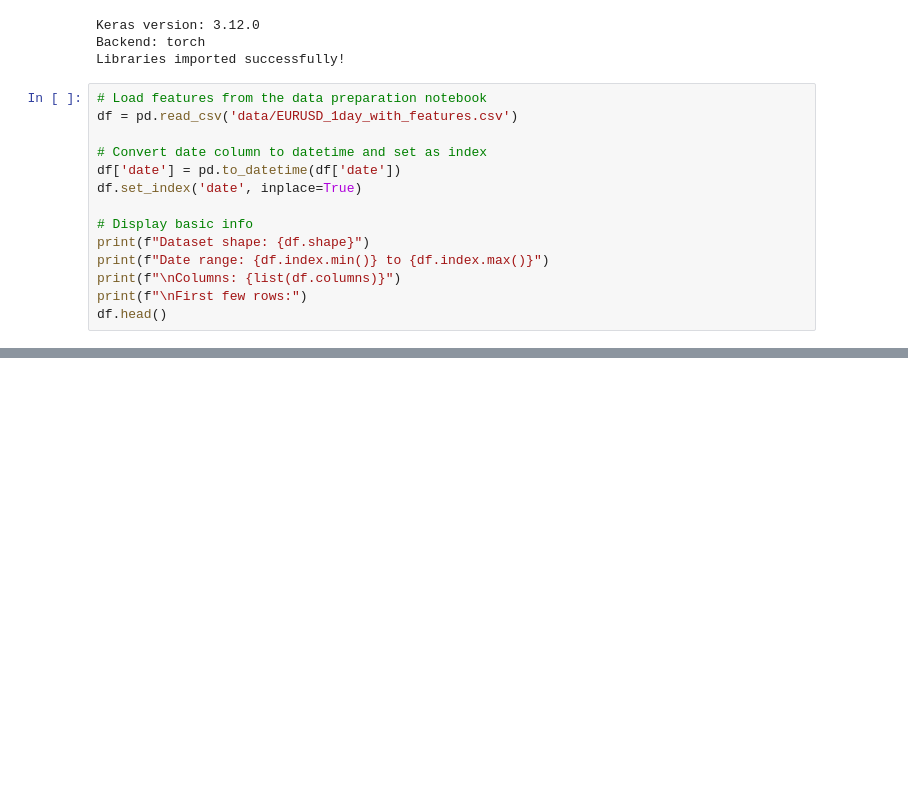
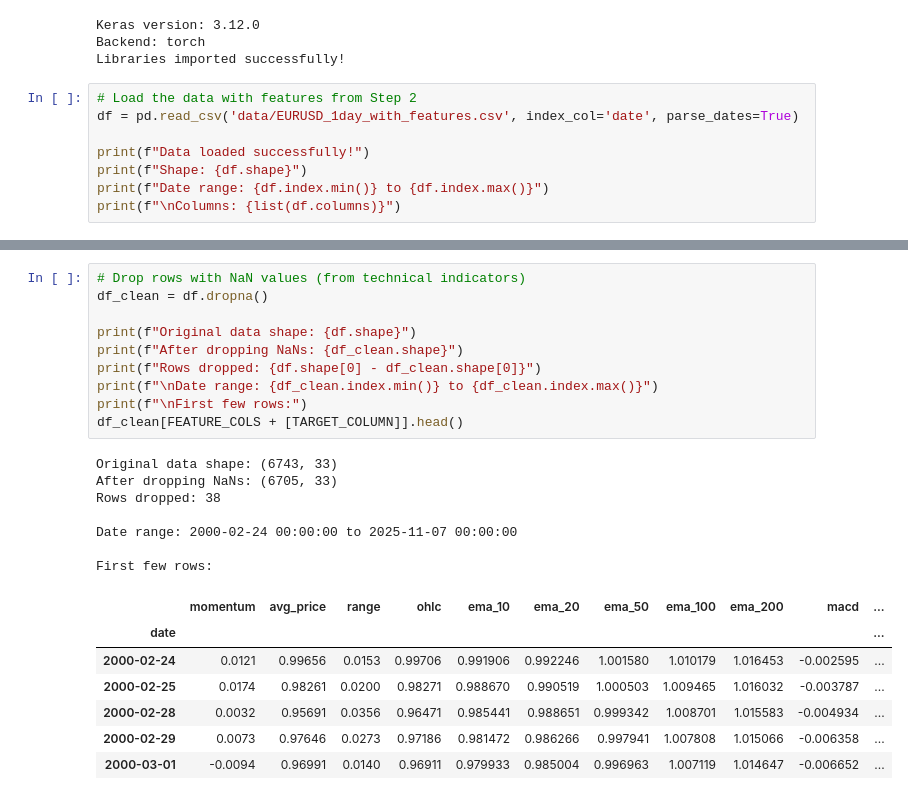
Before and after one commit to HenskiS/ForexTest, a Jupyter notebook: forex_lstm_model.ipynb, the cells around one changed output, grey strips where cells are left out. Drawn from its saved outputs; the diff is of its cells as text; blank space fills up the shorter version.

```diff
--- a/forex_lstm_model.ipynb
+++ b/forex_lstm_model.ipynb
@@ -49,16 +49,10 @@ Keras version: 3.12.0
 Backend: torch
 Libraries imported successfully!
 # %%
-# Load features from the data preparation notebook
-df = pd.read_csv('data/EURUSD_1day_with_features.csv')
+# Load the data with features from Step 2
+df = pd.read_csv('data/EURUSD_1day_with_features.csv', index_col='date', parse_dates=True)
 
-# Convert date column to datetime and set as index
-df['date'] = pd.to_datetime(df['date'])
-df.set_index('date', inplace=True)
-
-# Display basic info
-print(f"Dataset shape: {df.shape}")
+print(f"Data loaded successfully!")
+print(f"Shape: {df.shape}")
 print(f"Date range: {df.index.min()} to {df.index.max()}")
 print(f"\nColumns: {list(df.columns)}")
-print(f"\nFirst few rows:")
-df.head()
@@ -148,0 +124,25 @@ Simulate the trading strategy with realistic assumptions:
+# %%
+# Drop rows with NaN values (from technical indicators)
+df_clean = df.dropna()
+
+print(f"Original data shape: {df.shape}")
+print(f"After dropping NaNs: {df_clean.shape}")
+print(f"Rows dropped: {df.shape[0] - df_clean.shape[0]}")
+print(f"\nDate range: {df_clean.index.min()} to {df_clean.index.max()}")
+print(f"\nFirst few rows:")
+df_clean[FEATURE_COLS + [TARGET_COLUMN]].head()
+# %% [output]
+Original data shape: (6743, 33)
+After dropping NaNs: (6705, 33)
+Rows dropped: 38
+
+Date range: 2000-02-24 00:00:00 to 2025-11-07 00:00:00
+
+First few rows:
+|  | momentum | avg_price | range | ohlc | ema_10 | ema_20 | ema_50 | ema_100 | ema_200 | macd | ... |
+| date |  |  |  |  |  |  |  |  |  |  | ... |
+| 2000-02-24 | 0.0121 | 0.99656 | 0.0153 | 0.99706 | 0.991906 | 0.992246 | 1.001580 | 1.010179 | 1.016453 | -0.002595 | ... |
+| 2000-02-25 | 0.0174 | 0.98261 | 0.0200 | 0.98271 | 0.988670 | 0.990519 | 1.000503 | 1.009465 | 1.016032 | -0.003787 | ... |
+| 2000-02-28 | 0.0032 | 0.95691 | 0.0356 | 0.96471 | 0.985441 | 0.988651 | 0.999342 | 1.008701 | 1.015583 | -0.004934 | ... |
+| 2000-02-29 | 0.0073 | 0.97646 | 0.0273 | 0.97186 | 0.981472 | 0.986266 | 0.997941 | 1.007808 | 1.015066 | -0.006358 | ... |
+| 2000-03-01 | -0.0094 | 0.96991 | 0.0140 | 0.96911 | 0.979933 | 0.985004 | 0.996963 | 1.007119 | 1.014647 | -0.006652 | ... |
```
Also changed, not shown: parts of 32 cells of this notebook, 7 other files.
